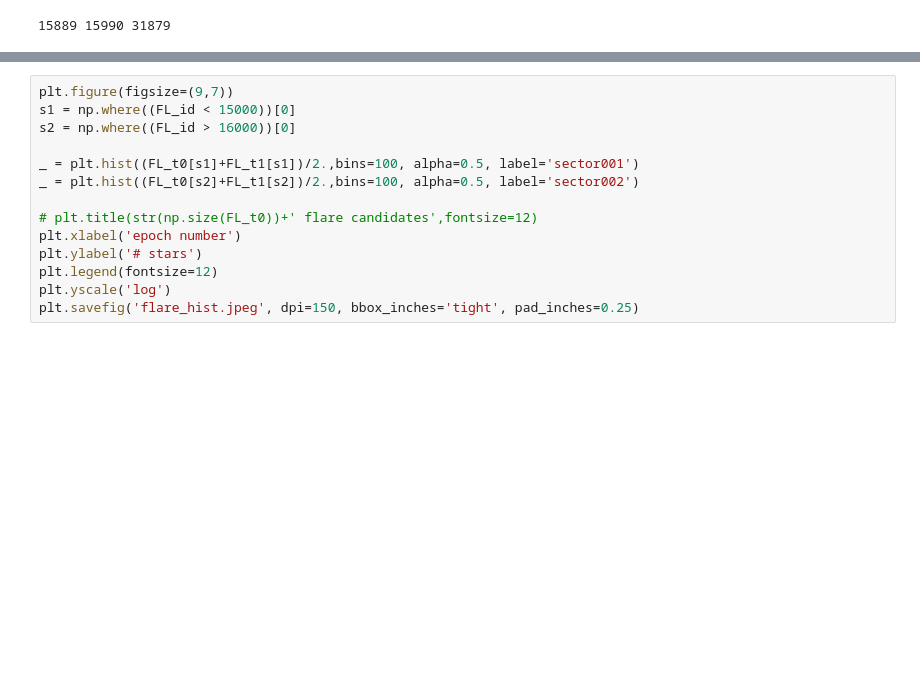
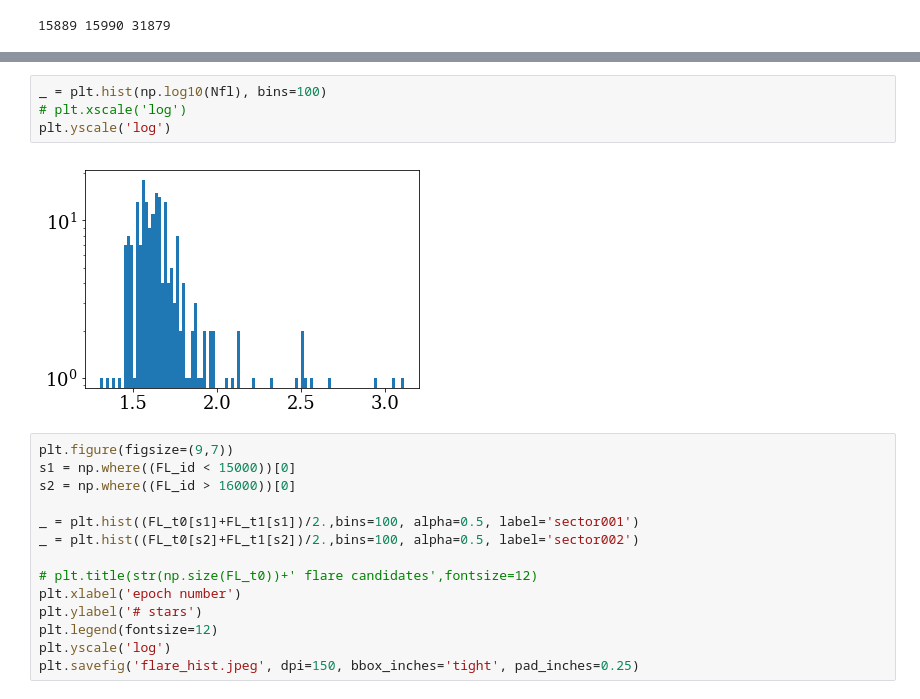
Before and after one commit to jradavenport/helloTESS, a Jupyter notebook: quick_flare.ipynb, the cells around one changed output, grey strips where cells are left out. Saved outputs shown, nothing was run; the diff lists cells and outputs as text; blank space fills up the shorter version.

```diff
--- a/quick_flare.ipynb
+++ b/quick_flare.ipynb
@@ -127,3 +129,9 @@ Text(0,0.5,'# stars')
+# %%
+_ = plt.hist(np.log10(Nfl), bins=100)
+# plt.xscale('log')
+plt.yscale('log')
+# %% [output]
+[figure, added]
 # %%
 plt.figure(figsize=(9,7))
 s1 = np.where((FL_id < 15000))[0]
```
Also changed, not shown: parts of 13 cells of this notebook.
